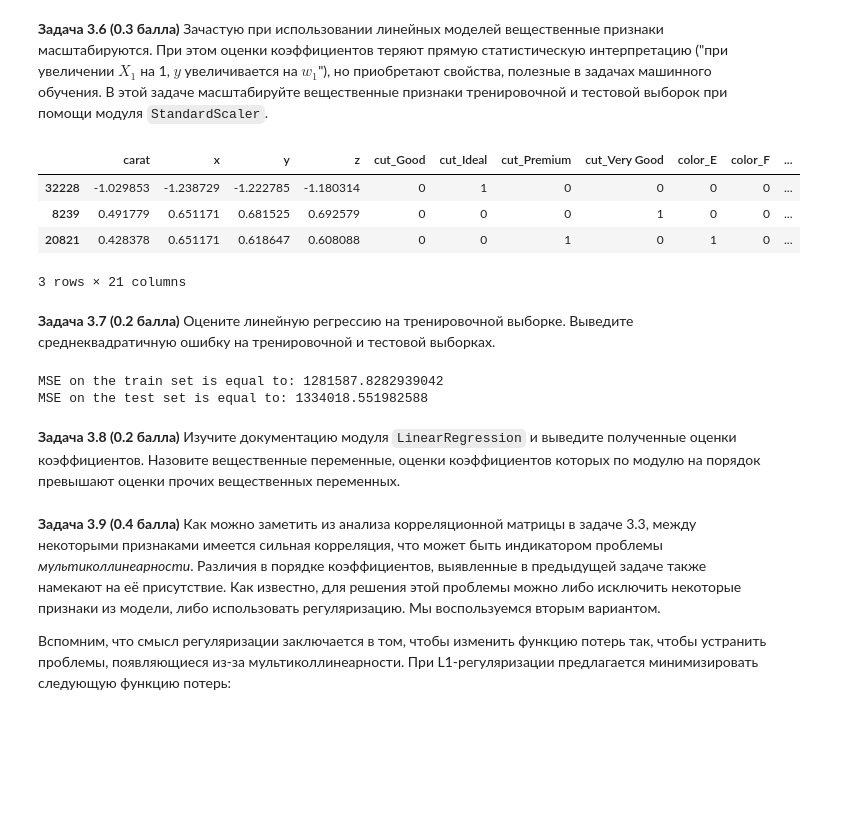
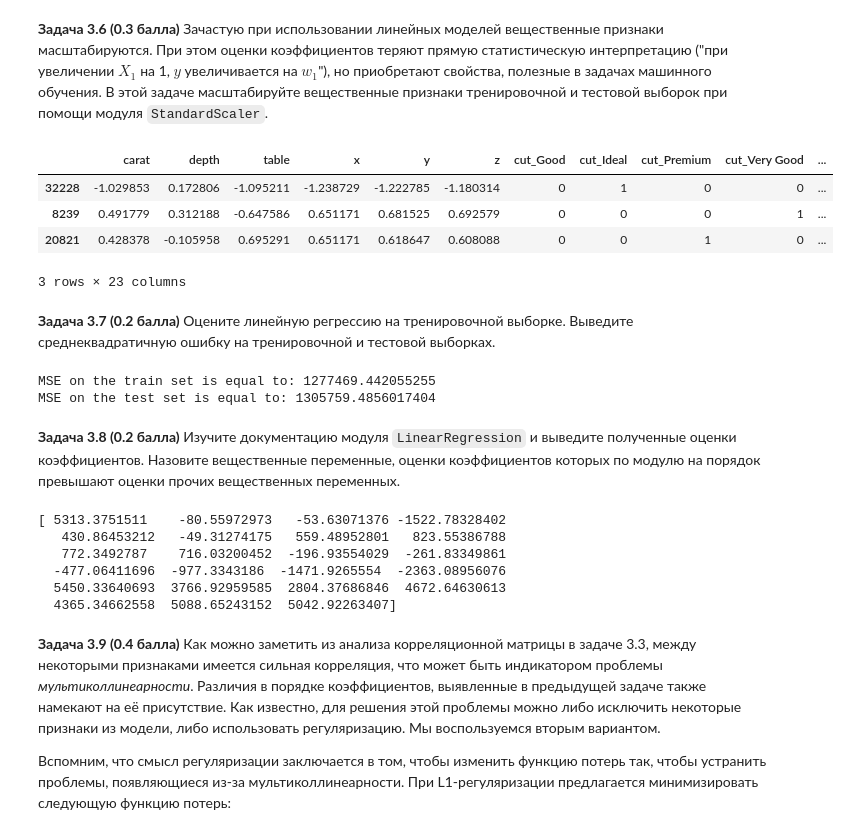
Before and after one commit to lapshinaaa/homework_machineLearning, a Jupyter notebook: hw04_knn_linreg.ipynb, the cells around one changed output. Saved outputs shown, nothing was run; the diff lists cells and outputs as text; code cells hidden in the pictures; blank space fills up the shorter version.

```diff
--- a/hw04_knn_linreg.ipynb
+++ b/hw04_knn_linreg.ipynb
@@ -333,10 +332,7 @@ False
 **Задача 3.2 (0.1 балла)** Есть ли в наборе данных бессмысленные столбцы (признаки, не несущие дополнительной информации)? Если да, то удалите их.
 # %%
 # Столбец 'Unnamed: 0' повторно нумерует все алмазы, начиная с 1. Его можно опустить, так как нумерация уже присутствует.
-# Колонка 'depth' является производной столбцов 'x', 'y', 'z' и не несёт в себе полезной информации. В любом случае,
-# значения данной колонки впоследствии можно будет восстановить вручную. Кроме того, столбец 'table' также может оказаться
-# сравнительно бесполезной характеристикой бриллианта в последующем анализе. Поэтому имеем:
 
-data.drop(['depth', 'table', 'Unnamed: 0'], axis = 1, inplace = True)
+data.drop(['Unnamed: 0'], axis = 1, inplace = True)
 data.head(3)
 # %% [output]
@@ -389,23 +394,23 @@ X_train, X_test, y_train, y_test = train_test_split(X, y, test_size = 0.3, rando
 # %%
 from sklearn.preprocessing import StandardScaler
 
 # creating an instance of a Scaler:
 scaler = StandardScaler()
 
 # specifying numerical features in the data frame:
-numerical_columns = ['carat', 'x', 'y', 'z']
+numerical_columns = ['carat', 'table', 'depth', 'x', 'y', 'z']
 
 # scaling these specific columns:
 X_train[numerical_columns] = scaler.fit_transform(X_train[numerical_columns])
 X_test[numerical_columns] = scaler.transform(X_test[numerical_columns])
 
 X_train.head(3)
 # %% [output]
-|  | carat | x | y | z | cut_Good | cut_Ideal | cut_Premium | cut_Very Good | color_E | color_F | ... |
-| 32228 | -1.029853 | -1.238729 | -1.222785 | -1.180314 | 0 | 1 | 0 | 0 | 0 | 0 | ... |
-| 8239 | 0.491779 | 0.651171 | 0.681525 | 0.692579 | 0 | 0 | 0 | 1 | 0 | 0 | ... |
-| 20821 | 0.428378 | 0.651171 | 0.618647 | 0.608088 | 0 | 0 | 1 | 0 | 1 | 0 | ... |
+|  | carat | depth | table | x | y | z | cut_Good | cut_Ideal | cut_Premium | cut_Very Good | ... |
+| 32228 | -1.029853 | 0.172806 | -1.095211 | -1.238729 | -1.222785 | -1.180314 | 0 | 1 | 0 | 0 | ... |
+| 8239 | 0.491779 | 0.312188 | -0.647586 | 0.651171 | 0.681525 | 0.692579 | 0 | 0 | 0 | 1 | ... |
+| 20821 | 0.428378 | -0.105958 | 0.695291 | 0.651171 | 0.618647 | 0.608088 | 0 | 0 | 1 | 0 | ... |
-3 rows × 21 columns
+3 rows × 23 columns
 # %% [markdown]
 **Задача 3.7 (0.2 балла)** Оцените линейную регрессию на тренировочной выборке. Выведите среднеквадратичную ошибку на тренировочной и тестовой выборках.
 # %%
@@ -419,7 +424,7 @@ def MSE(y_test: np.array, y_prediction: np.array) -> np.float64:
 linear_regressor = LinearRegression()
 linear_regressor.fit(X_train, y_train)
 
-# working with a test set:
+# predicting train and test values of the target variable:
 y_predicted_train = linear_regressor.predict(X_train)
 y_predicted_test = linear_regressor.predict(X_test)
 
@@ -432,10 +437,23 @@ print(f'MSE on the test set is equal to: {error_test}')
 # Большое значение MSE как на тренировочном, так и тестовом сетах, может быть объяснена
 # существованием 'outliers' бриллиантов с высокой стоимостью (доходящей до $18000), которая сильно аффектит значение MSE.
 # %% [output]
-MSE on the train set is equal to: 1281587.8282939042
-MSE on the test set is equal to: 1334018.551982588
+MSE on the train set is equal to: 1277469.442055255
+MSE on the test set is equal to: 1305759.4856017404
 # %% [markdown]
 **Задача 3.8 (0.2 балла)** Изучите документацию модуля `LinearRegression` и выведите полученные оценки коэффициентов. Назовите вещественные переменные, оценки коэффициентов которых по модулю на порядок превышают оценки прочих вещественных переменных.
+# %%
+coefficients = linear_regressor.coef_
+print(coefficients)
+
+# 'carat' имеет самый большой коэффициент, влияющий на оценку target variable 'price'. Здесь также можно отметить,
+# что 'clarity' имеет значительно высокие значения коэффициентов, но это НЕ вещественная переменная и мы кодировали её прежде.
+# %% [output]
+[ 5313.3751511    -80.55972973   -53.63071376 -1522.78328402
+   430.86453212   -49.31274175   559.48952801   823.55386788
+   772.3492787    716.03200452  -196.93554029  -261.83349861
+  -477.06411696  -977.3343186  -1471.9265554  -2363.08956076
+  5450.33640693  3766.92959585  2804.37686846  4672.64630613
+  4365.34662558  5088.65243152  5042.92263407]
 # %% [markdown]
 **Задача 3.9 (0.4 балла)** Как можно заметить из анализа корреляционной матрицы в задаче 3.3, между некоторыми признаками имеется сильная корреляция, что может быть индикатором проблемы *мультиколлинеарности*. Различия в порядке коэффициентов, выявленные в предыдущей задаче также намекают на её присутствие. Как известно, для решения этой проблемы можно либо исключить некоторые признаки из модели, либо использовать регуляризацию. Мы воспользуемся вторым вариантом.
 
```
Also changed, not shown: parts of 6 cells of this notebook.
